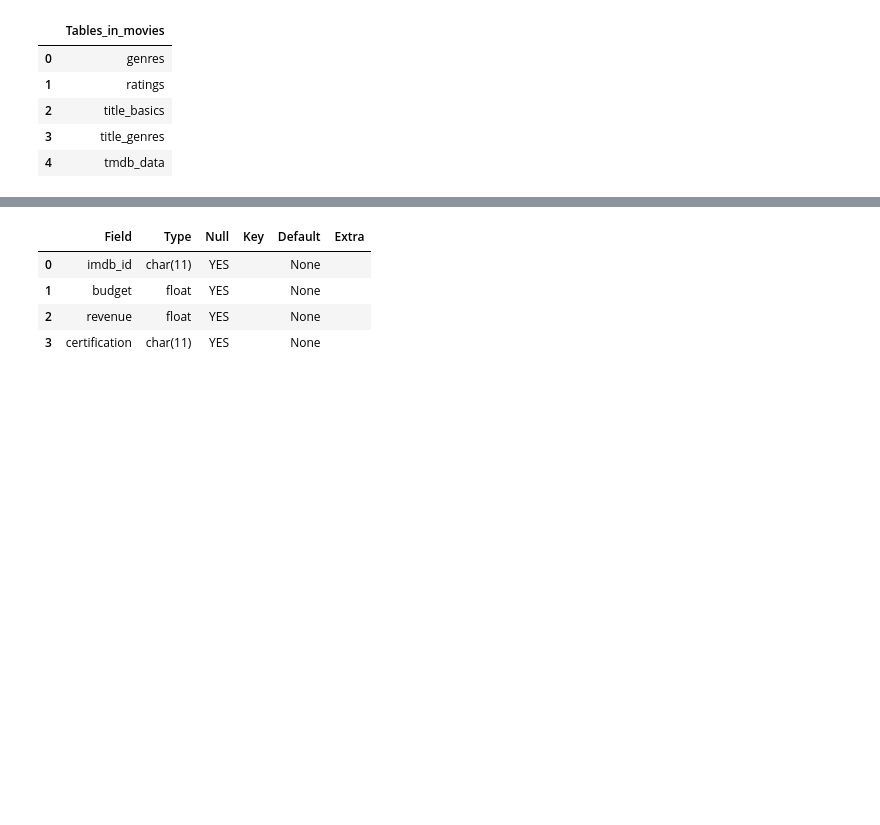
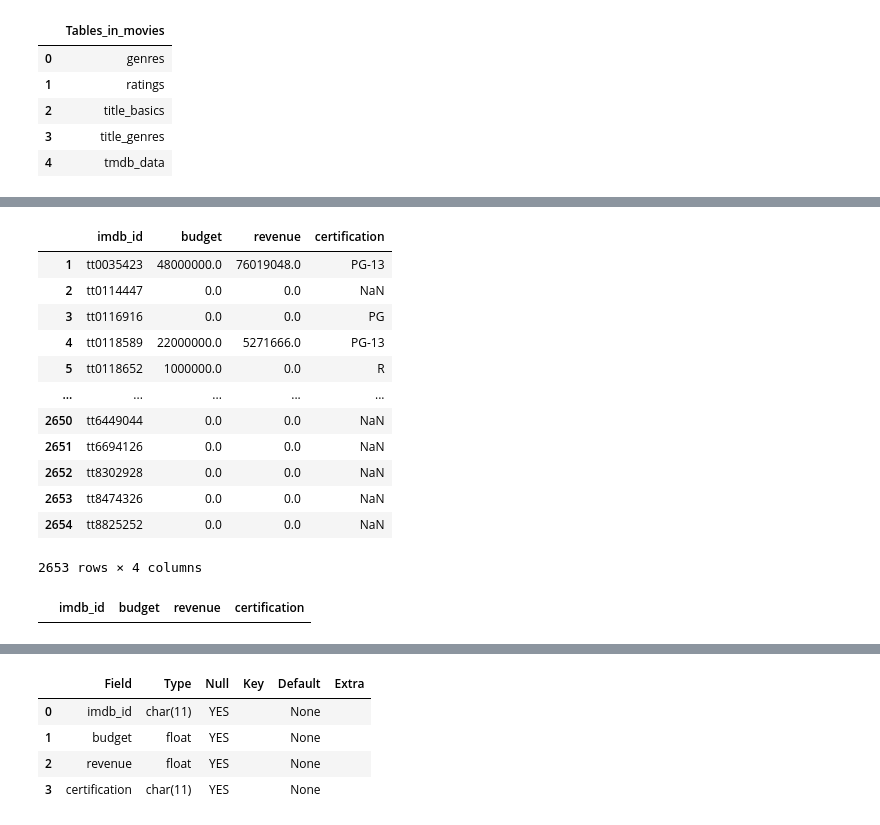
Before and after one commit to JDevine1981/Project-2, a Jupyter notebook: Untitled.ipynb, the cells around one changed output, grey strips where cells are left out. Drawn from its saved outputs; the diff is of its cells as text; code cells hidden in the pictures; blank space fills up the shorter version.

```diff
--- a/Part3B.ipynb
+++ b/Untitled.ipynb
@@ -289,4 +259,0 @@ Index(['imdb_id', 'adult', 'backdrop_path', 'belongs_to_collection', 'budget',
-# %%
-tmdb = tmdb.drop(columns=['adult','backdrop_path','belongs_to_collection', 'genres', 'homepage', 'id', 'original_language',
-'original_title', 'overview', 'popularity', 'poster_path', 'production_companies', 'production_countries', 'release_date',
-                         'runtime', 'spoken_languages', 'status', 'tagline', 'title', 'video', 'vote_average', 'vote_count'])
@@ -314,0 +274,4 @@ dtype: object
+# %%
+tmdb = tmdb.drop(columns=['adult', 'backdrop_path', 'belongs_to_collection', 'genres', 'homepage', 'id', 'original_language', 'original_title',
+                          'overview', 'popularity', 'poster_path', 'production_companies','production_countries', 'release_date','runtime',
+                          'spoken_languages', 'status', 'tagline', 'title', 'video','vote_average', 'vote_count'])
@@ -314,0 +313,17 @@ dtype: object
+# %%
+filter_has_id = tmdb['imdb_id'].str.contains('tt')
+tmdb.loc[filter_has_id]
+# %% [output]
+|  | imdb_id | budget | revenue | certification |
+| 1 | tt0035423 | 48000000.0 | 76019048.0 | PG-13 |
+| 2 | tt0114447 | 0.0 | 0.0 | NaN |
+| 3 | tt0116916 | 0.0 | 0.0 | PG |
+| 4 | tt0118589 | 22000000.0 | 5271666.0 | PG-13 |
+| 5 | tt0118652 | 1000000.0 | 0.0 | R |
+| ... | ... | ... | ... | ... |
+| 2650 | tt6449044 | 0.0 | 0.0 | NaN |
+| 2651 | tt6694126 | 0.0 | 0.0 | NaN |
+| 2652 | tt8302928 | 0.0 | 0.0 | NaN |
+| 2653 | tt8474326 | 0.0 | 0.0 | NaN |
+| 2654 | tt8825252 | 0.0 | 0.0 | NaN |
+2653 rows × 4 columns
@@ -314,0 +332,4 @@ dtype: object
+# %%
+tmdb[~filter_has_id]
+# %% [output]
+|  | imdb_id | budget | revenue | certification |
```
Also changed, not shown: parts of 29 cells of this notebook, 5 other files.
